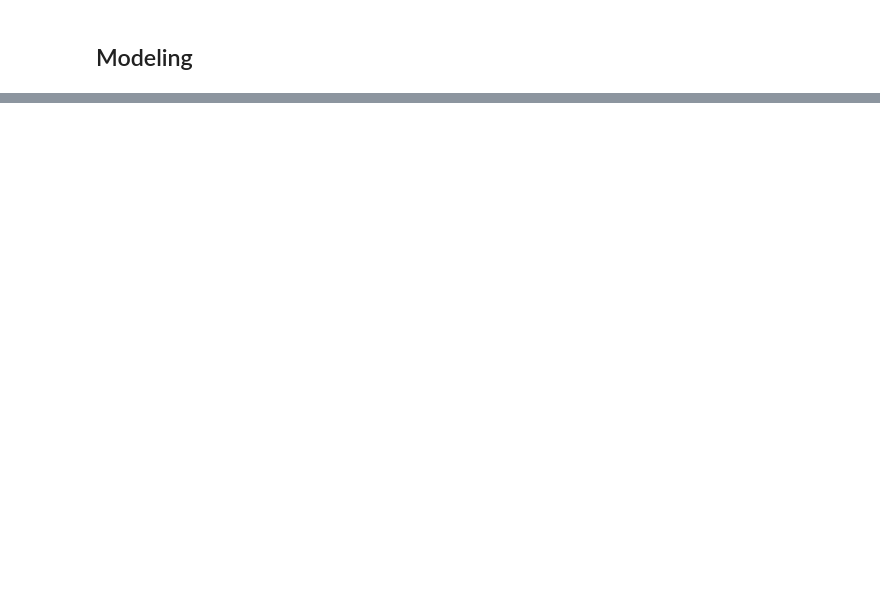
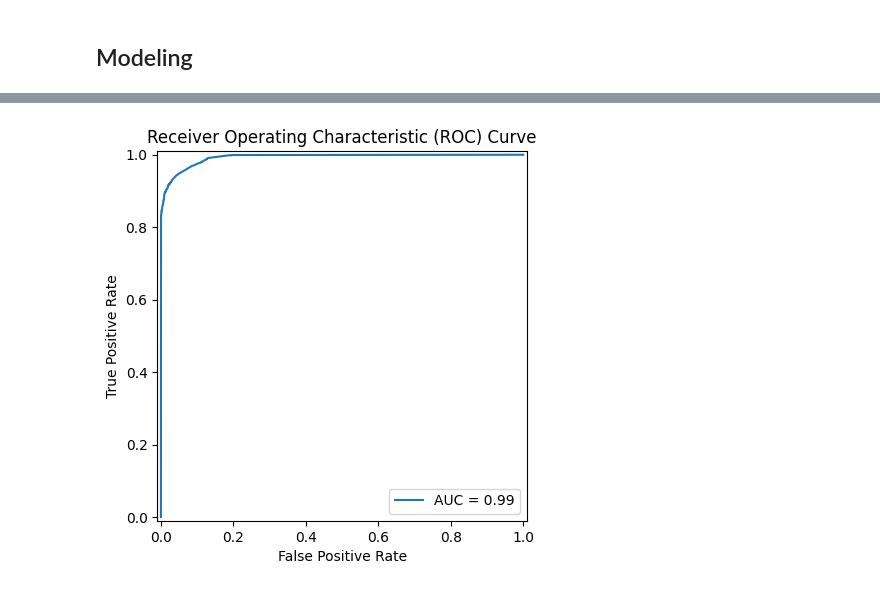
Before and after one commit to Naomi-Lopez/Springboard, a Jupyter notebook: THE_Ultimate_Challenge.ipynb, the cells around one changed output, grey strips where cells are left out. Cells and saved outputs as stored; diff of their text form; code cells hidden in the pictures; blank space fills up the shorter version.

```diff
--- a/THE_Ultimate_Challenge.ipynb
+++ b/THE_Ultimate_Challenge.ipynb
@@ -709,6 +717,0 @@ Clusters 5 & 6 did not provide feature means and were difficult to interpret
-# %%
-# Create dummy variables for 'phone' and 'city'
-df_ultimate = pd.get_dummies(df_ultimate, columns=['phone', 'city'], drop_first=True)
-
-
-print(df_ultimate.columns)
@@ -719,10 +774,10 @@ from sklearn.model_selection import train_test_split
 from sklearn.linear_model import LogisticRegression
 from sklearn.ensemble import RandomForestClassifier
 from sklearn.metrics import accuracy_score
-
+from sklearn.metrics import accuracy_score, precision_score, recall_score, f1_score, roc_auc_score, confusion_matrix
 df_ultimate['cluster'] = pd.to_numeric(df_ultimate['cluster'])
 # features vs target variable
-features = ['trips_in_first_30_days','avg_surge', 'surge_pct', 'cluster','phone','city']
+features = ['trips_in_first_30_days','avg_surge', 'surge_pct', 'cluster']
 target = 'retained'
 
 X = df_ultimate[features]
@@ -737,9 +792,20 @@ rf_model = RandomForestClassifier(random_state=42)
 rf_model.fit(X_train, y_train)
 
 # Make predictions
-rf_predictions = rf_model.predict(X_test)
+y_pred = rf_model.predict(X_test)
 
-# Evaluate the models
+# Evaluate the model
 rf_accuracy = accuracy_score(y_test, rf_predictions)
+precision = precision_score(y_test, y_pred)
+recall = recall_score(y_test, y_pred)
+f1 = f1_score(y_test, y_pred)
+roc_auc = roc_auc_score(y_test, y_pred)
+conf_matrix = confusion_matrix(y_test, y_pred)
+
 
 print(f"Random Forest Accuracy: {rf_accuracy}")
+print(f"Precision: {precision}")
+print(f"Recall: {recall}")
+print(f"F1 Score: {f1}")
+print(f"ROC AUC: {roc_auc}")
+print(f"Confusion Matrix:\n{conf_matrix}")
@@ -756,0 +847,17 @@ print("Standard deviation:", scores.std())
+# %%
+from sklearn.metrics import RocCurveDisplay, auc, roc_curve
+
+# Get predicted probabilities for class 1 ie RETAINED USERS
+y_pred_proba = rf_model.predict_proba(X_test)[:, 1]
+
+# Calculate ROC curve (already know value from above)
+fpr, tpr, thresholds = roc_curve(y_test, y_pred_proba)
+roc_auc = auc(fpr, tpr)
+
+#  plot the ROC curve
+display = RocCurveDisplay(fpr=fpr, tpr=tpr, roc_auc=roc_auc)
+display.plot()
+plt.title('Receiver Operating Characteristic (ROC) Curve')
+plt.show()
+# %% [output]
+[figure, added]
```
Also changed, not shown: parts of 21 cells of this notebook.
